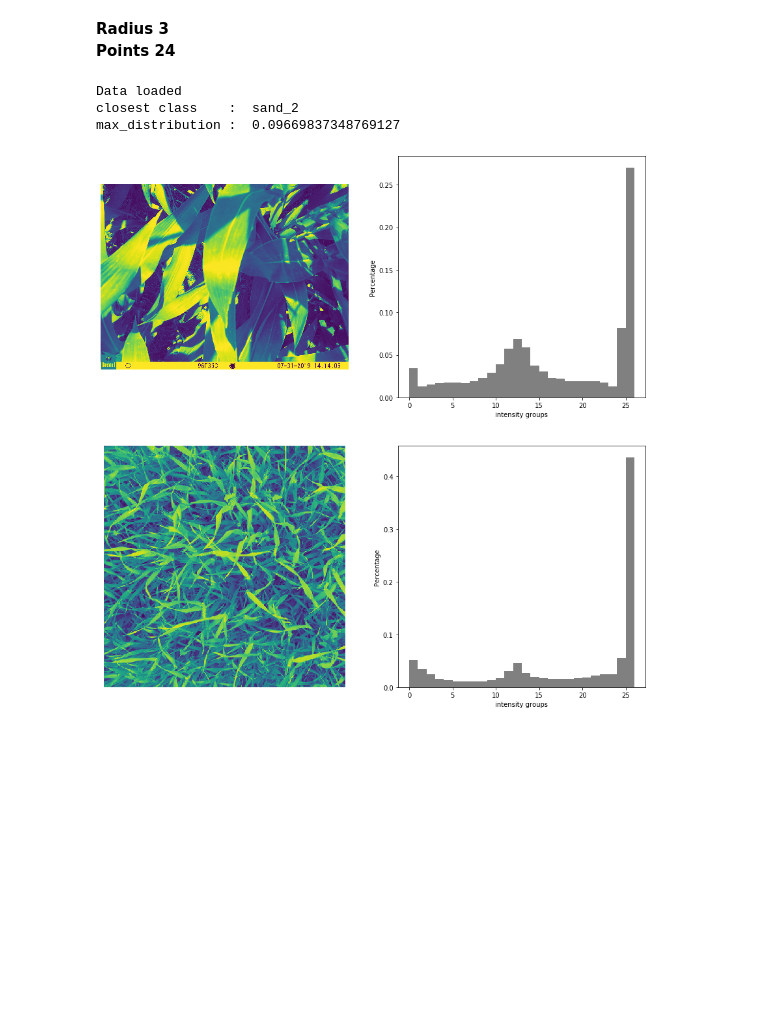
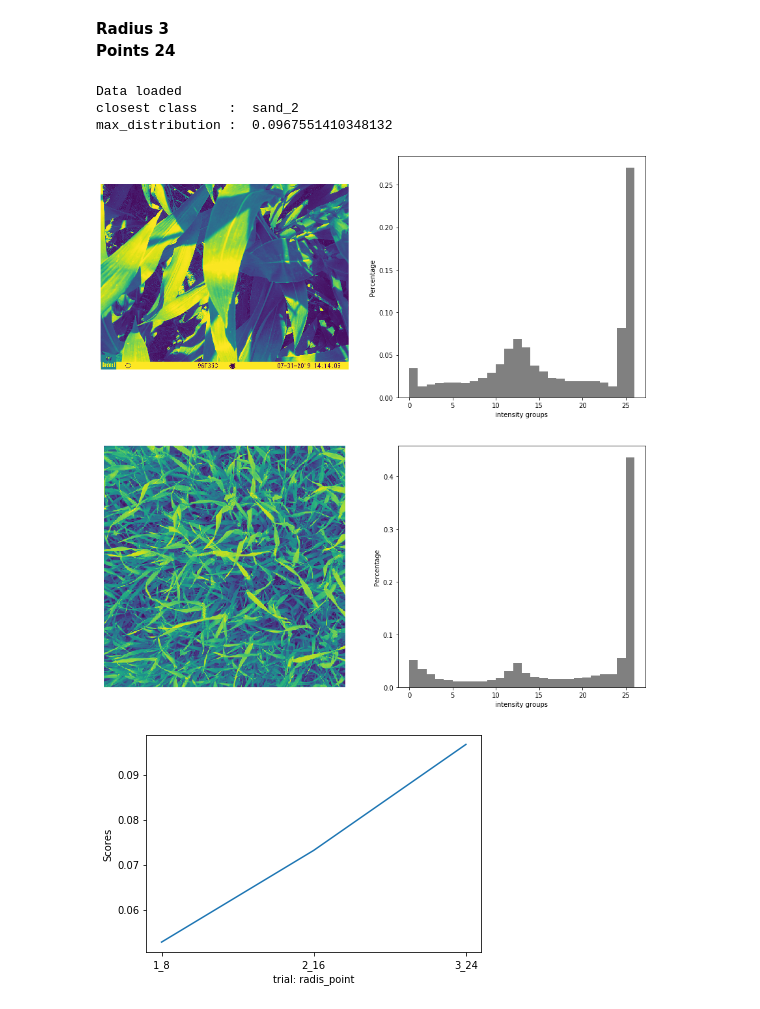
Before and after one commit to dishan3x/Lbp_Object_identification, a Jupyter notebook: Local_Binary_Pattern_Classifier.ipynb, the cells around one changed output. Cells and saved outputs as stored; diff of their text form; code cells hidden in the pictures; blank space fills up the shorter version.

```diff
--- a/Local_Binary_Pattern_Classifier.ipynb
+++ b/Local_Binary_Pattern_Classifier.ipynb
@@ -281,10 +295,25 @@ closest_label_name,max_distribution = getClosestClass(lbp_ref_dictionary,augment
 print('closest class    : ',closest_label_name)
 print('max_distribution : ',max_distribution)
 
+instance = '3_24'
+max_scores[instance] = max_distribution
+
 # plot distribution
 plotgraphs(original_image,closest_label_name,point_count, radius, method)
 # %% [output]
 Data loaded
 closest class    :  sand_2
-max_distribution :  0.09669837348769127
+max_distribution :  0.0967551410348132
 [figure]
+# %%
+max_score_list = sorted(max_scores.items()) # sorted by key, return a list of tuples
+
+x, y = zip(*max_score_list) # unpack a list of pairs into two tuples
+
+
+plt.plot(x, y)
+plt.ylabel('Scores')
+plt.xlabel('trial: radis_point')
+plt.show()
+# %% [output]
+[figure, added]
```
Also changed, not shown: parts of 5 cells of this notebook, 1 other file.
